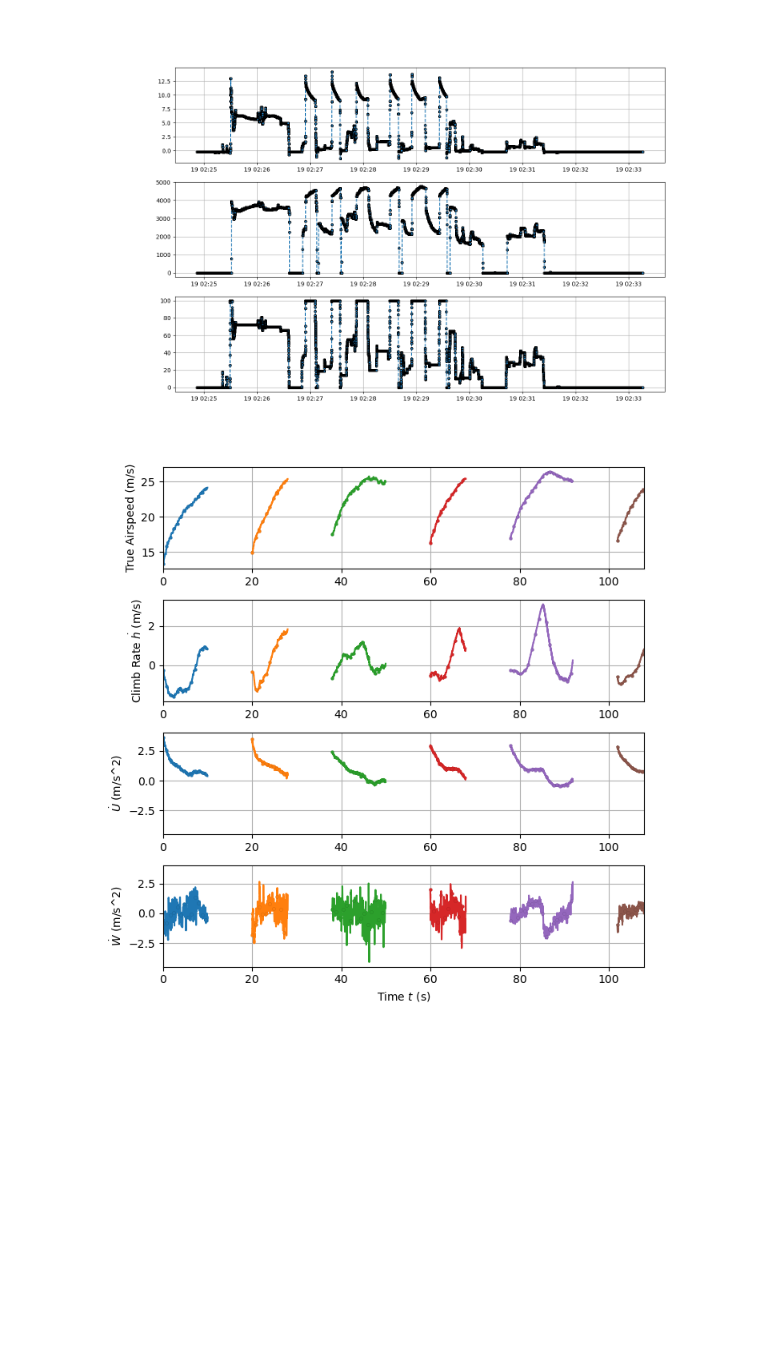
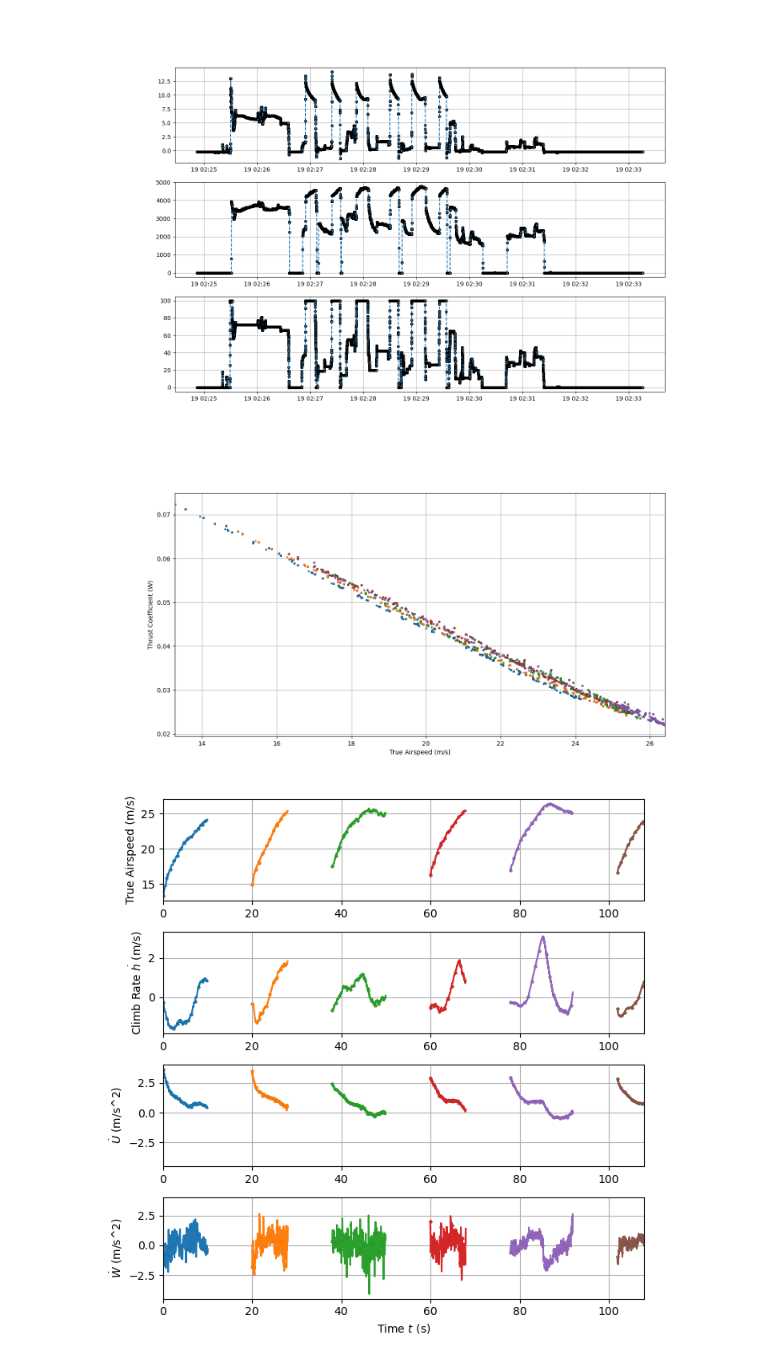
Before and after one commit to wkemp-edu/ArduPilot_AnalysisSuite, a Jupyter notebook: Investigations/2023-05-21_LinusPlots.ipynb, the cells around one changed output. Drawn from its saved outputs; the diff is of its cells as text; code cells hidden in the pictures; blank space fills up the shorter version.

```diff
--- a/Investigations/2023-05-21_LinusPlots.ipynb
+++ b/Investigations/2023-05-21_LinusPlots.ipynb
@@ -194,6 +194,22 @@ D = P_req / v_tas
 
 CD = D / (0.5 * rho * v_tas**2 * linus.area) # still need to estimate the wing area of linus
 CL = (linus.weight - (linus.mass*W_dot)) / (0.5 * rho * v_tas**2 * linus.area)
+# %%
+markerstyle = 'o'
+markerevery = 1
+markedgew = 0.1
+plt.figure(figsize=(14,7))
+ax1 = plt.subplot(1,1,1)
+for i in range(len(masks)):
+    ax1.plot(v_tas[masks[i]], CT[masks[i]], marker=markerstyle, markeredgecolor=[0,0,0], markersize=3, markevery=markerevery, markeredgewidth=markedgew, linestyle='')
+ax1.set_ylabel("Thrust Coefficient (W)")
+ax1.set_xlabel("True Airspeed (m/s)")
+ax1.grid(which='major', linestyle='-')
+ax1.grid(which='minor', linestyle=':', color='grey')
+ax1.autoscale(enable=True, axis='x', tight=True)
+plt.show()
+# %% [output]
+[figure, added]
 # %%
 # Plotting Acceleration Runs
 markerstyle = 'o'
```
Also changed, not shown: 9 other files.
